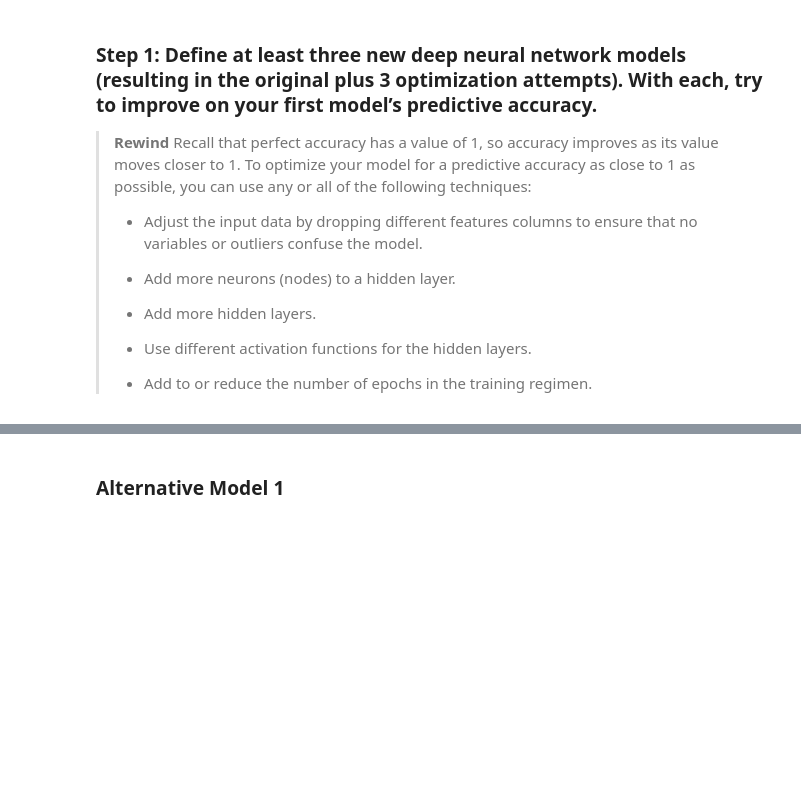
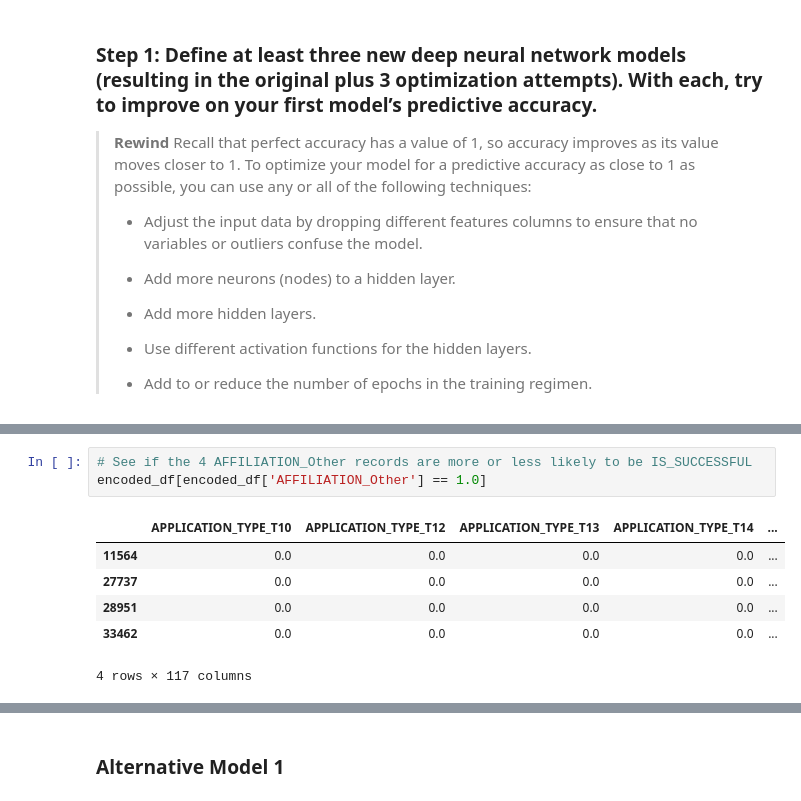
Before and after one commit to jasonbucks/Module_13, a Jupyter notebook: venture_funding_with_deep_learning.ipynb, the cells around one changed output, grey strips where cells are left out. Saved outputs shown, nothing was run; the diff lists cells and outputs as text; blank space fills up the shorter version.

```diff
--- a/venture_funding_with_deep_learning.ipynb
+++ b/venture_funding_with_deep_learning.ipynb
@@ -382,0 +439,10 @@ nn.save(file_path)
+# %%
+# See if the 4 AFFILIATION_Other records are more or less likely to be IS_SUCCESSFUL
+encoded_df[encoded_df['AFFILIATION_Other'] == 1.0]
+# %% [output]
+|  | APPLICATION_TYPE_T10 | APPLICATION_TYPE_T12 | APPLICATION_TYPE_T13 | APPLICATION_TYPE_T14 | ... |
+| 11564 | 0.0 | 0.0 | 0.0 | 0.0 | ... |
+| 27737 | 0.0 | 0.0 | 0.0 | 0.0 | ... |
+| 28951 | 0.0 | 0.0 | 0.0 | 0.0 | ... |
+| 33462 | 0.0 | 0.0 | 0.0 | 0.0 | ... |
+4 rows × 117 columns
```
Also changed, not shown: parts of 53 cells of this notebook.
